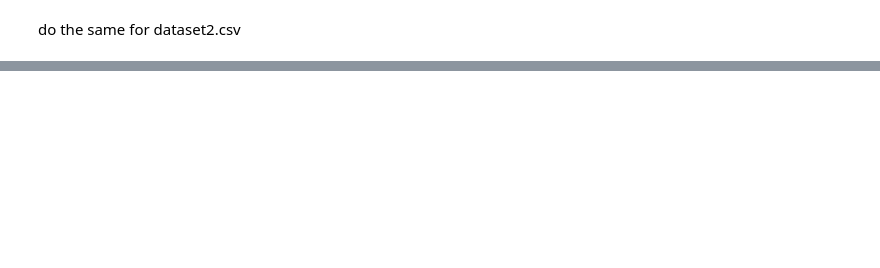
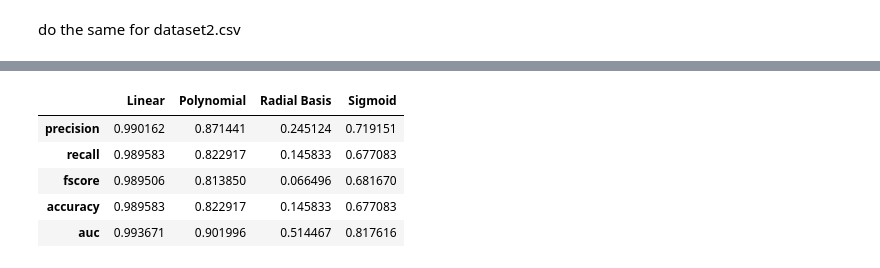
Before and after one commit to StevenW1999/MinorAI, a Jupyter notebook: SVM.ipynb, the cells around one changed output, grey strips where cells are left out. Cells and saved outputs as stored; diff of their text form; code cells hidden in the pictures; blank space fills up the shorter version.

```diff
--- a/SVM.ipynb
+++ b/SVM.ipynb
@@ -104,0 +142,41 @@ Accuracy Sigmoid Kernel:  0.46875
+# %%
+labels2 = ['Linear', 'Polynomial', 'Radial Basis', 'Sigmoid']
+models2 = [linear2, poly2, rbf2, sig2]
+
+
+
+y_pred2 = list()
+
+y_test2 = enc.fit_transform(y_test2)
+
+for label, model in zip(labels2, models2):
+    y_pred2.append(pd.Series(enc.fit_transform(model.predict(X_test2)), name=label))
+y_pred2 = pd.concat(y_pred2, axis=1)
+
+metrics2 = list()
+cm2 = dict()
+
+for label in labels2:
+
+    precision, recall, fscore, _ = score(y_test2, y_pred2[label], average='weighted')
+
+    accuracy = accuracy_score(y_test2, y_pred2[label])
+
+    auc = roc_auc_score(label_binarize(y_test2, classes=[0,1,2]),
+              label_binarize(y_pred2[label], classes=[0,1,2]),
+              average='weighted', multi_class='ovr')
+
+    cm2[label] = confusion_matrix(y_test2, y_pred2[label])
+
+    metrics2.append(pd.Series({'precision':precision, 'recall':recall, 'fscore':fscore, 'accuracy':accuracy, 'auc':auc }, name=label))
+
+metrics2 = pd.concat(metrics2, axis=1)
+
+metrics2
+# %% [output]
+|  | Linear | Polynomial | Radial Basis | Sigmoid |
+| precision | 0.990162 | 0.871441 | 0.245124 | 0.719151 |
+| recall | 0.989583 | 0.822917 | 0.145833 | 0.677083 |
+| fscore | 0.989506 | 0.813850 | 0.066496 | 0.681670 |
+| accuracy | 0.989583 | 0.822917 | 0.145833 | 0.677083 |
+| auc | 0.993671 | 0.901996 | 0.514467 | 0.817616 |
```
Also changed, not shown: parts of 16 cells of this notebook, 15 other files.
